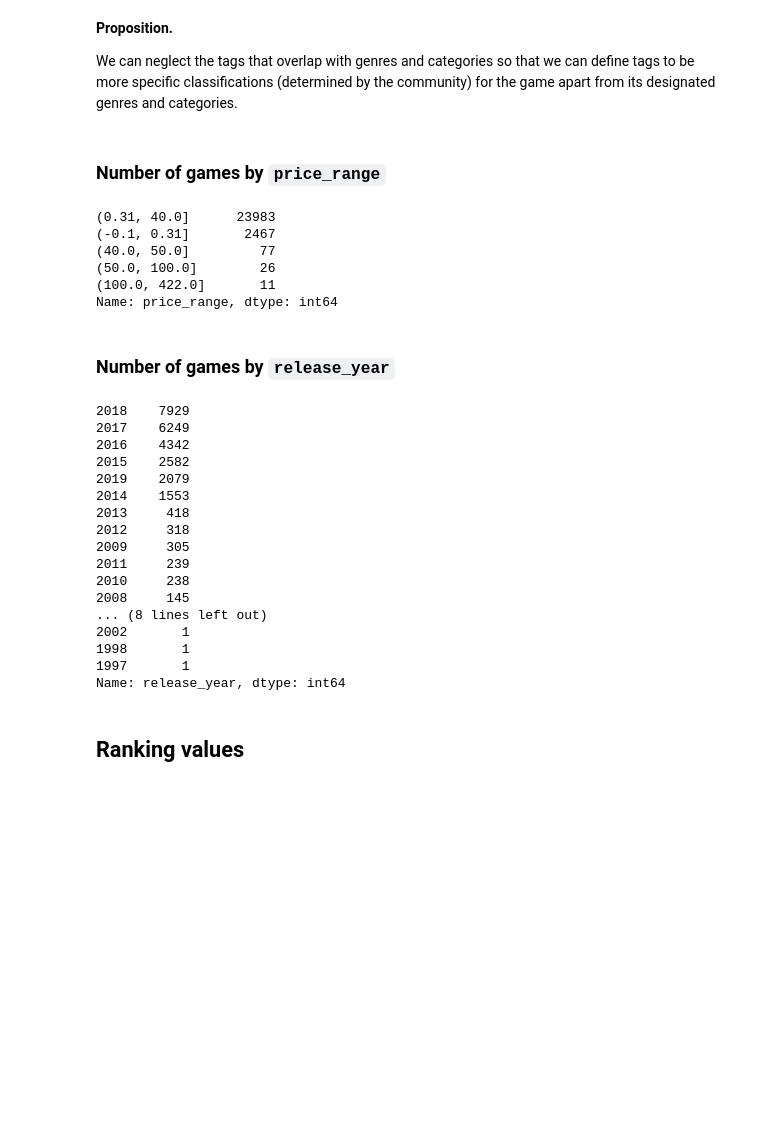
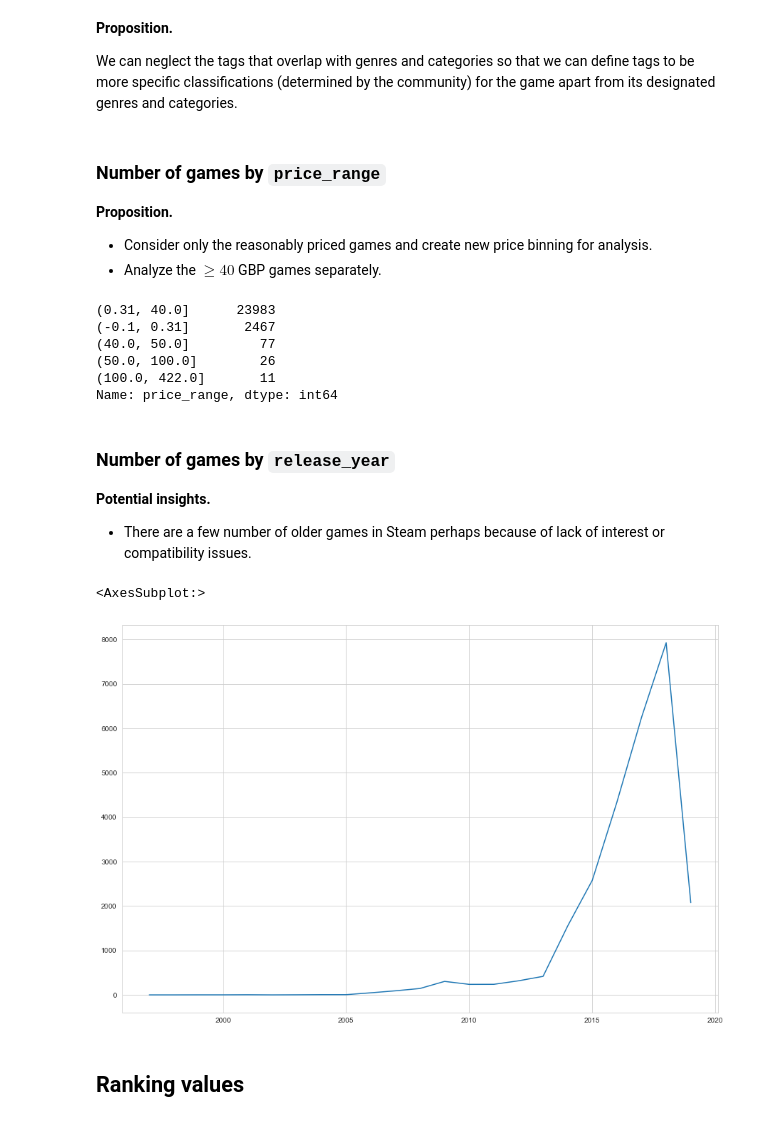
Before and after one commit to jamwung/eda-steam, a Jupyter notebook: steam_eda.ipynb, the cells around one changed output. Cells and saved outputs as stored; diff of their text form; code cells hidden in the pictures; blank space fills up the shorter version.

```diff
--- a/steam_eda.ipynb
+++ b/steam_eda.ipynb
@@ -760,6 +761,10 @@ Name: count, Length: 339, dtype: float64
 We can neglect the tags that overlap with genres and categories so that we can define tags to be more specific classifications (determined by the community) for the game apart from its designated genres and categories.
 # %% [markdown]
 ### Number of games by `price_range`
+
+**Proposition.**
+- Consider only the reasonably priced games and create new price binning for analysis.
+- Analyze the $\geq 40$ GBP games separately.
 # %%
 # There are 282 unique prices
 extra_df['price_range'].value_counts()
@@ -772,26 +777,15 @@ extra_df['price_range'].value_counts()
 Name: price_range, dtype: int64
 # %% [markdown]
 ### Number of games by `release_year`
+
+**Potential insights.**
+- There are a few number of older games in Steam perhaps because of lack of interest or compatibility issues.
 # %%
 extra_df['release_year'].value_counts()
+extra_df['release_year'].value_counts().sort_index().plot(kind='line')
 # %% [output]
-2018    7929
-2017    6249
-2016    4342
-2015    2582
-2019    2079
-2014    1553
-2013     418
-2012     318
-2009     305
-2011     239
-2010     238
-2008     145
-... (8 lines left out)
-2002       1
-1998       1
-1997       1
-Name: release_year, dtype: int64
+<AxesSubplot:>
+[figure, added]
 # %% [markdown]
 ## Ranking values
 # %% [markdown]
```
Also changed, not shown: parts of 24 cells of this notebook, 1 other file.
